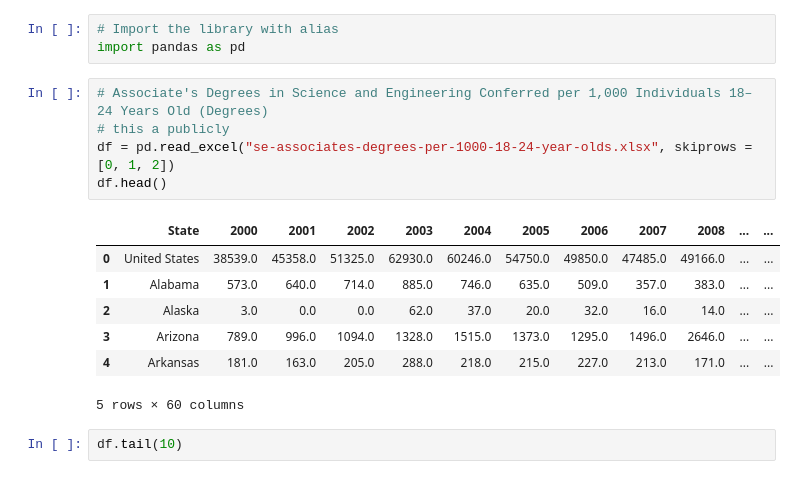
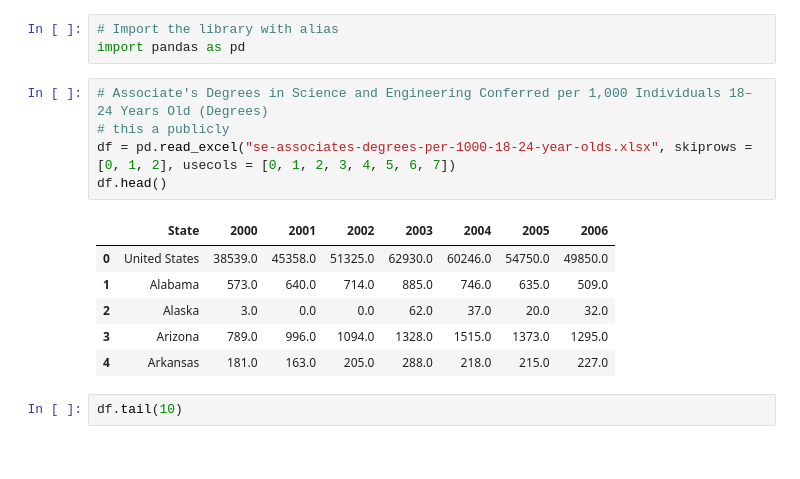
Before and after one commit to mulukenm/python-from-scratch, a Jupyter notebook: 02-Pandas.ipynb, the cells around one changed output. Saved outputs shown, nothing was run; the diff lists cells and outputs as text.

```diff
--- a/02-Pandas.ipynb
+++ b/02-Pandas.ipynb
@@ -21,16 +21,15 @@ import pandas as pd
 # %%
 # Associate's Degrees in Science and Engineering Conferred per 1,000 Individuals 18–24 Years Old (Degrees)
 # this a publicly
-df = pd.read_excel("se-associates-degrees-per-1000-18-24-year-olds.xlsx", skiprows = [0, 1, 2])
+df = pd.read_excel("se-associates-degrees-per-1000-18-24-year-olds.xlsx", skiprows = [0, 1, 2], usecols = [0, 1, 2, 3, 4, 5, 6, 7])
 df.head()
 # %% [output]
-|  | State | 2000 | 2001 | 2002 | 2003 | 2004 | 2005 | 2006 | 2007 | 2008 | ... | ... |
-| 0 | United States | 38539.0 | 45358.0 | 51325.0 | 62930.0 | 60246.0 | 54750.0 | 49850.0 | 47485.0 | 49166.0 | ... | ... |
-| 1 | Alabama | 573.0 | 640.0 | 714.0 | 885.0 | 746.0 | 635.0 | 509.0 | 357.0 | 383.0 | ... | ... |
-| 2 | Alaska | 3.0 | 0.0 | 0.0 | 62.0 | 37.0 | 20.0 | 32.0 | 16.0 | 14.0 | ... | ... |
-| 3 | Arizona | 789.0 | 996.0 | 1094.0 | 1328.0 | 1515.0 | 1373.0 | 1295.0 | 1496.0 | 2646.0 | ... | ... |
-| 4 | Arkansas | 181.0 | 163.0 | 205.0 | 288.0 | 218.0 | 215.0 | 227.0 | 213.0 | 171.0 | ... | ... |
+|  | State | 2000 | 2001 | 2002 | 2003 | 2004 | 2005 | 2006 |
+| 0 | United States | 38539.0 | 45358.0 | 51325.0 | 62930.0 | 60246.0 | 54750.0 | 49850.0 |
+| 1 | Alabama | 573.0 | 640.0 | 714.0 | 885.0 | 746.0 | 635.0 | 509.0 |
+| 2 | Alaska | 3.0 | 0.0 | 0.0 | 62.0 | 37.0 | 20.0 | 32.0 |
+| 3 | Arizona | 789.0 | 996.0 | 1094.0 | 1328.0 | 1515.0 | 1373.0 | 1295.0 |
+| 4 | Arkansas | 181.0 | 163.0 | 205.0 | 288.0 | 218.0 | 215.0 | 227.0 |
-5 rows × 60 columns
 # %%
 df.tail(10)
 # %% [output]
```
